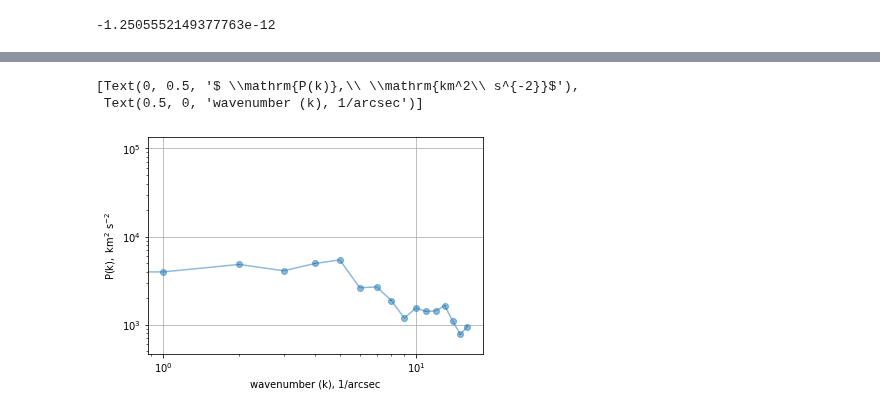
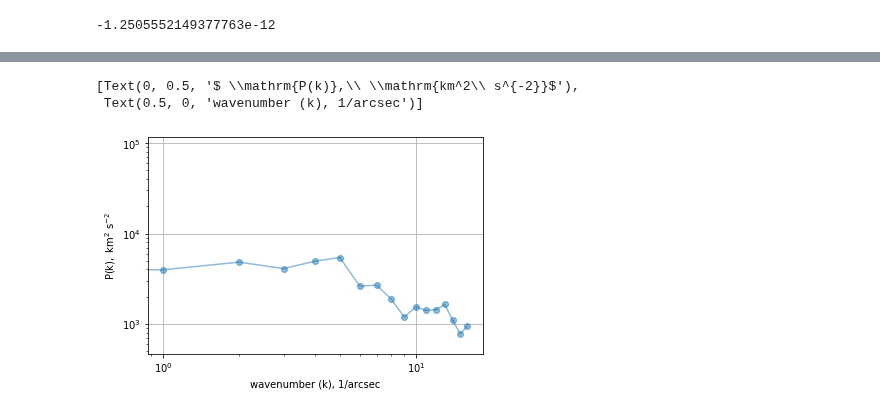
Before and after one commit to will-henney/JavGVastro-PhD, a Jupyter notebook: PSSBR.ipynb, the cells around one changed output, grey strips where cells are left out. Saved outputs shown, nothing was run; the diff lists cells and outputs as text; code cells hidden in the pictures.

```diff
--- a/PSSBR.ipynb
+++ b/PSSBR.ipynb
@@ -121,16 +130,16 @@ Err_12.sum()
 # %%
 fig, ax=plt.subplots()
 sgrid = np.logspace(0.5, 1.2)
 #plt.plot(sgrid, (10**7)*sgrid**(-11/3), color="k", lw=1, label="Kolmogorov")
 #plt.plot(sgrid, (10**5.1)*sgrid**(-2), color="r", lw=1, label="Burgers")
 ax.errorbar(psd1D_2[0],psd1D_2[1],yerr=psd1D_2[2], fmt="o-", ecolor='k', alpha=0.5)
 ax.set(xscale='log',yscale='log')
 #plt.legend()
 #plt.xlim(2, 20)
-plt.ylim(psd1D_2[1].min()*0.6, psd1D_2[1].max()*1.5)
+plt.ylim(psd1D_2[1].min()*0.6, psd1D_2[1].max()*1.3)
 ax.grid()
 ax.set(xlabel='wavenumber (k), 1/arcsec', ylabel=r'$ \mathrm{P(k)},\ \mathrm{km^2\ s^{-2}}$')
 # %% [output]
 [Text(0, 0.5, '$ \\mathrm{P(k)},\\ \\mathrm{km^2\\ s^{-2}}$'),
  Text(0.5, 0, 'wavenumber (k), 1/arcsec')]
-[figure, old version]
+[figure, new version]
```
Also changed, not shown: parts of 1 cell of this notebook, 2 other files.
